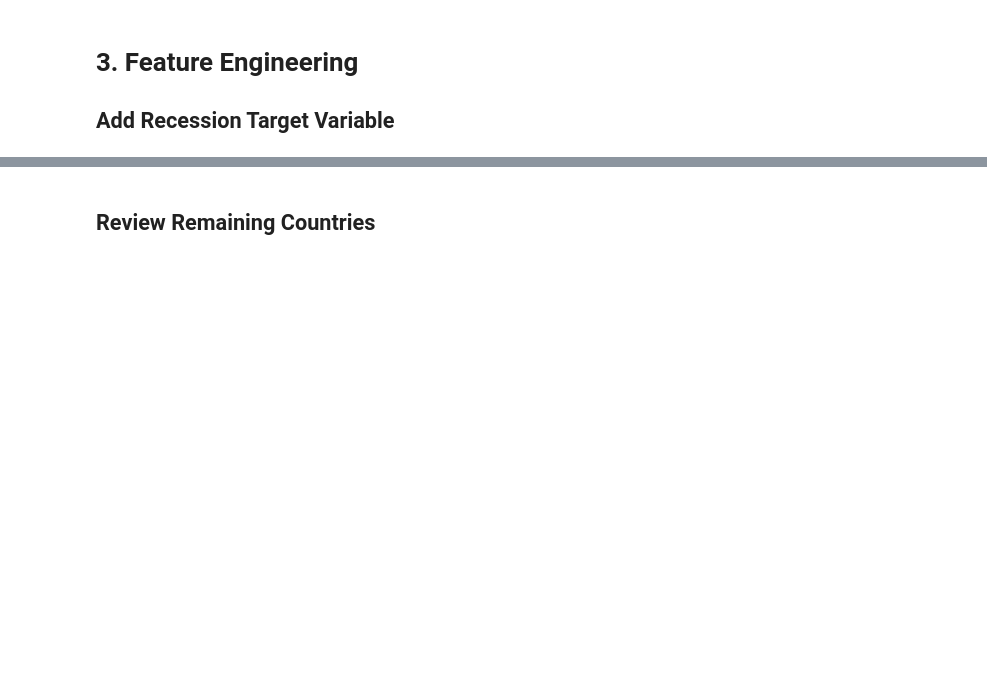
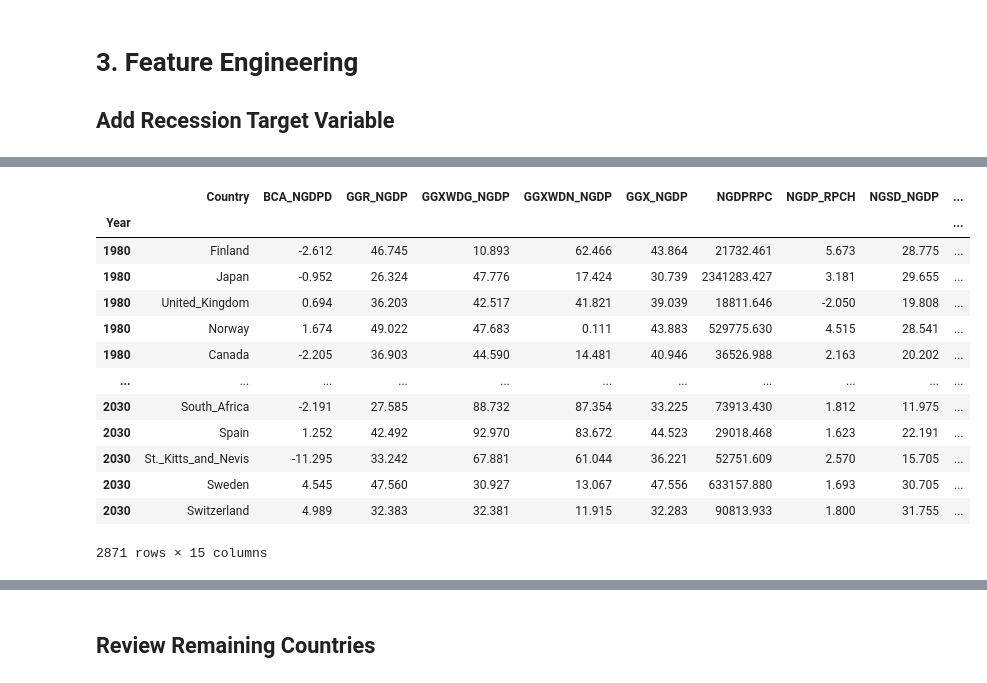
Before and after one commit to ningerdinger/Machine_Learning, a Jupyter notebook: Final_product.ipynb, the cells around one changed output, grey strips where cells are left out. Saved outputs shown, nothing was run; the diff lists cells and outputs as text; code cells hidden in the pictures; blank space fills up the shorter version.

```diff
--- a/Final_product.ipynb
+++ b/Final_product.ipynb
@@ -183,41 +250,49 @@ flag_invest = (
 flag_savings = (
     df_pivot.groupby("Country")["NGSD_NGDP"].transform(lambda x: x.diff() < -2)
 ).astype(int)
 
 # --- Step 3e: Trade shock (both exports and imports decline)
 flag_trade = (
     (df_pivot.groupby("Country")["TX_RPCH"].transform(lambda x: x < 0)) &
     (df_pivot.groupby("Country")["TM_RPCH"].transform(lambda x: x < 0))
 ).astype(int)
 
-# --- Step 3f: Fiscal stress (large deficit + rising debt)
-flag_fiscal = (
-    (df_pivot.groupby("Country")["GGXCNL_NGDP"].transform(lambda x: x < -5)) &
-    (df_pivot.groupby("Country")["GGXWDN_NGDP"].transform(lambda x: x.diff() > 3))
-).astype(int)
-
 # --- Step 3g: Inflation shock (stagflation scenario)
 flag_inflation = (
     (df_pivot.groupby("Country")["PCPIPCH"].transform(lambda x: x > 10)) &
     (df_pivot.groupby("Country")["NGDPRPC"].transform(lambda x: x.pct_change() < 0))
 ).astype(int)
 
 # --- Step 3h: Unified local recession flag
 local_recession_flag = (
-    flag_gdp | flag_unemp | flag_invest | flag_savings |
-    flag_trade | flag_fiscal | flag_inflation
+    flag_gdp | flag_invest | flag_savings | flag_trade | flag_inflation
 )
 
 # --- Step 3i: Combine with global recession years
 df_pivot["Recession"] = (
     df_pivot.index.isin(global_recession_years).astype(int) | local_recession_flag
 )
 
 # --- Step 4: Clean dataset ---
 df_pivot = df_pivot.dropna().sort_index(ascending=True)
 
 # --- Preview ---
 df_pivot
+# %% [output]
+|  | Country | BCA_NGDPD | GGR_NGDP | GGXWDG_NGDP | GGXWDN_NGDP | GGX_NGDP | NGDPRPC | NGDP_RPCH | NGSD_NGDP | ... |
+| Year |  |  |  |  |  |  |  |  |  | ... |
+| 1980 | Finland | -2.612 | 46.745 | 10.893 | 62.466 | 43.864 | 21732.461 | 5.673 | 28.775 | ... |
+| 1980 | Japan | -0.952 | 26.324 | 47.776 | 17.424 | 30.739 | 2341283.427 | 3.181 | 29.655 | ... |
+| 1980 | United_Kingdom | 0.694 | 36.203 | 42.517 | 41.821 | 39.039 | 18811.646 | -2.050 | 19.808 | ... |
+| 1980 | Norway | 1.674 | 49.022 | 47.683 | 0.111 | 43.883 | 529775.630 | 4.515 | 28.541 | ... |
+| 1980 | Canada | -2.205 | 36.903 | 44.590 | 14.481 | 40.946 | 36526.988 | 2.163 | 20.202 | ... |
+| ... | ... | ... | ... | ... | ... | ... | ... | ... | ... | ... |
+| 2030 | South_Africa | -2.191 | 27.585 | 88.732 | 87.354 | 33.225 | 73913.430 | 1.812 | 11.975 | ... |
+| 2030 | Spain | 1.252 | 42.492 | 92.970 | 83.672 | 44.523 | 29018.468 | 1.623 | 22.191 | ... |
+| 2030 | St._Kitts_and_Nevis | -11.295 | 33.242 | 67.881 | 61.044 | 36.221 | 52751.609 | 2.570 | 15.705 | ... |
+| 2030 | Sweden | 4.545 | 47.560 | 30.927 | 13.067 | 47.556 | 633157.880 | 1.693 | 30.705 | ... |
+| 2030 | Switzerland | 4.989 | 32.383 | 32.381 | 11.915 | 32.283 | 90813.933 | 1.800 | 31.755 | ... |
+2871 rows × 15 columns
 # %%
 # Define global recession years
 global_recession_years = [1982, 1991, 2009, 2020]
```
Also changed, not shown: parts of 25 cells of this notebook.
